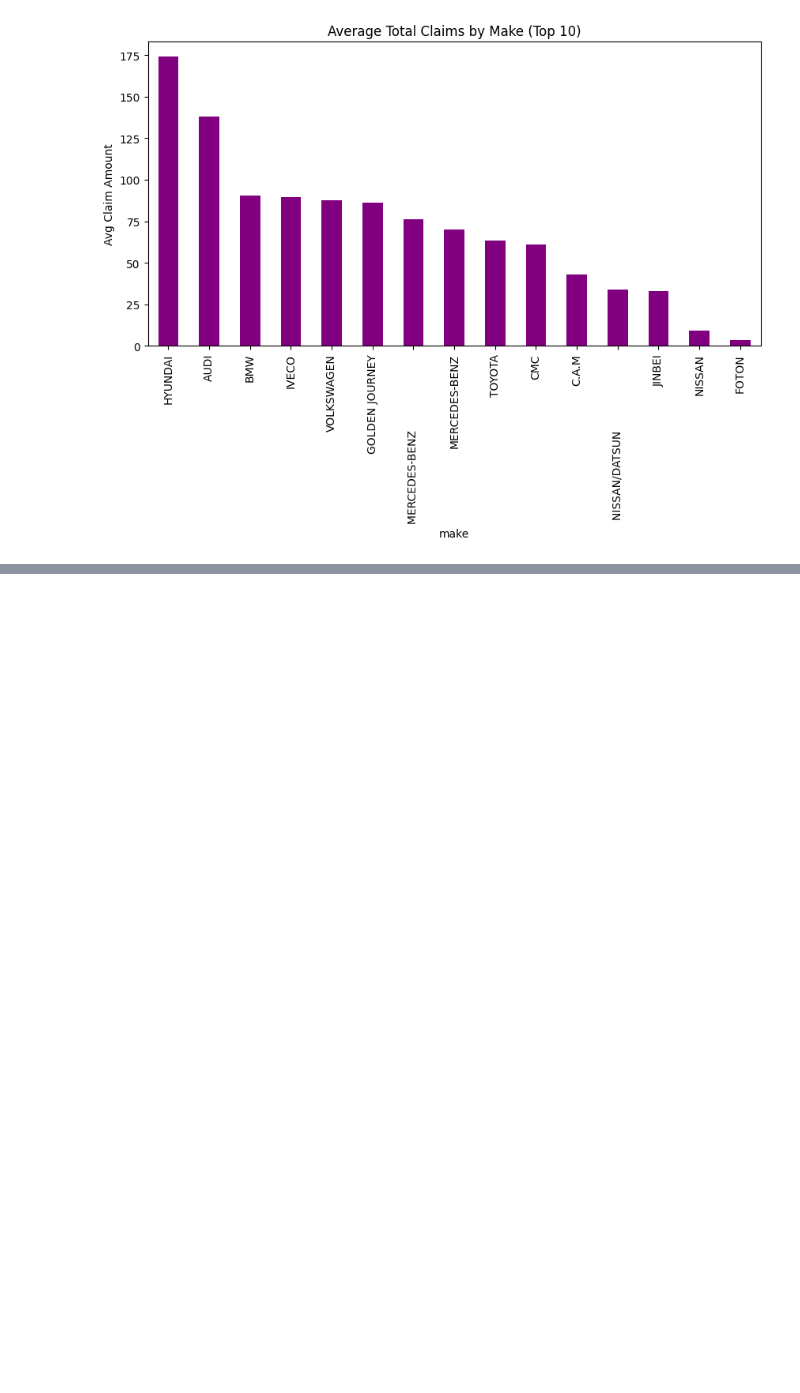
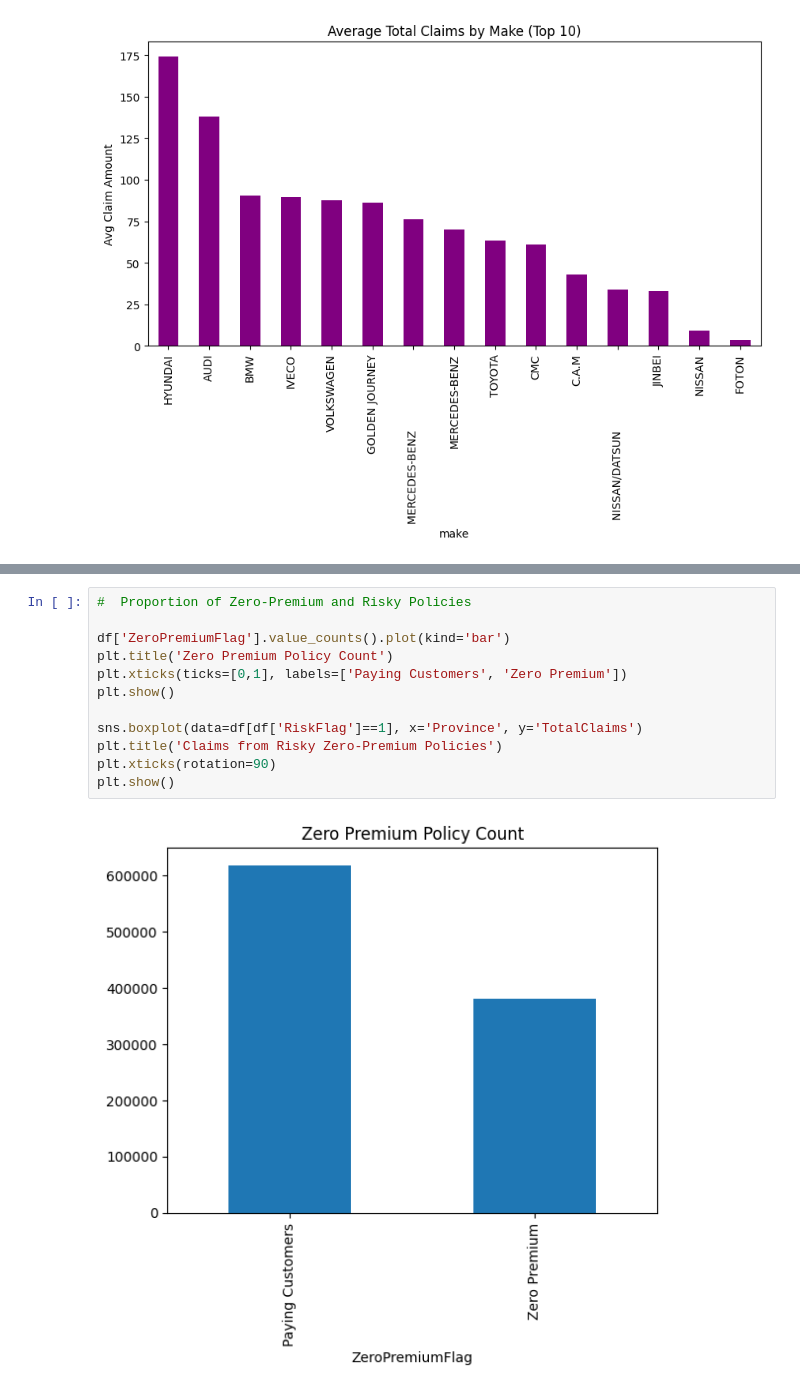
Before and after one commit to AmhaBK/insurance-risk-analytics, a Jupyter notebook: notebooks/eda.ipynb, the cells around one changed output, grey strips where cells are left out. Saved outputs shown, nothing was run; the diff lists cells and outputs as text; blank space fills up the shorter version.

```diff
--- a/notebooks/eda.ipynb
+++ b/notebooks/eda.ipynb
@@ -243,0 +265,14 @@ plt.show()
+# %%
+#  Proportion of Zero-Premium and Risky Policies
+
+df['ZeroPremiumFlag'].value_counts().plot(kind='bar')
+plt.title('Zero Premium Policy Count')
+plt.xticks(ticks=[0,1], labels=['Paying Customers', 'Zero Premium'])
+plt.show()
+
+sns.boxplot(data=df[df['RiskFlag']==1], x='Province', y='TotalClaims')
+plt.title('Claims from Risky Zero-Premium Policies')
+plt.xticks(rotation=90)
+plt.show()
+# %% [output]
+[figure, added]
```
Also changed, not shown: parts of 4 cells of this notebook, 4 other files.
